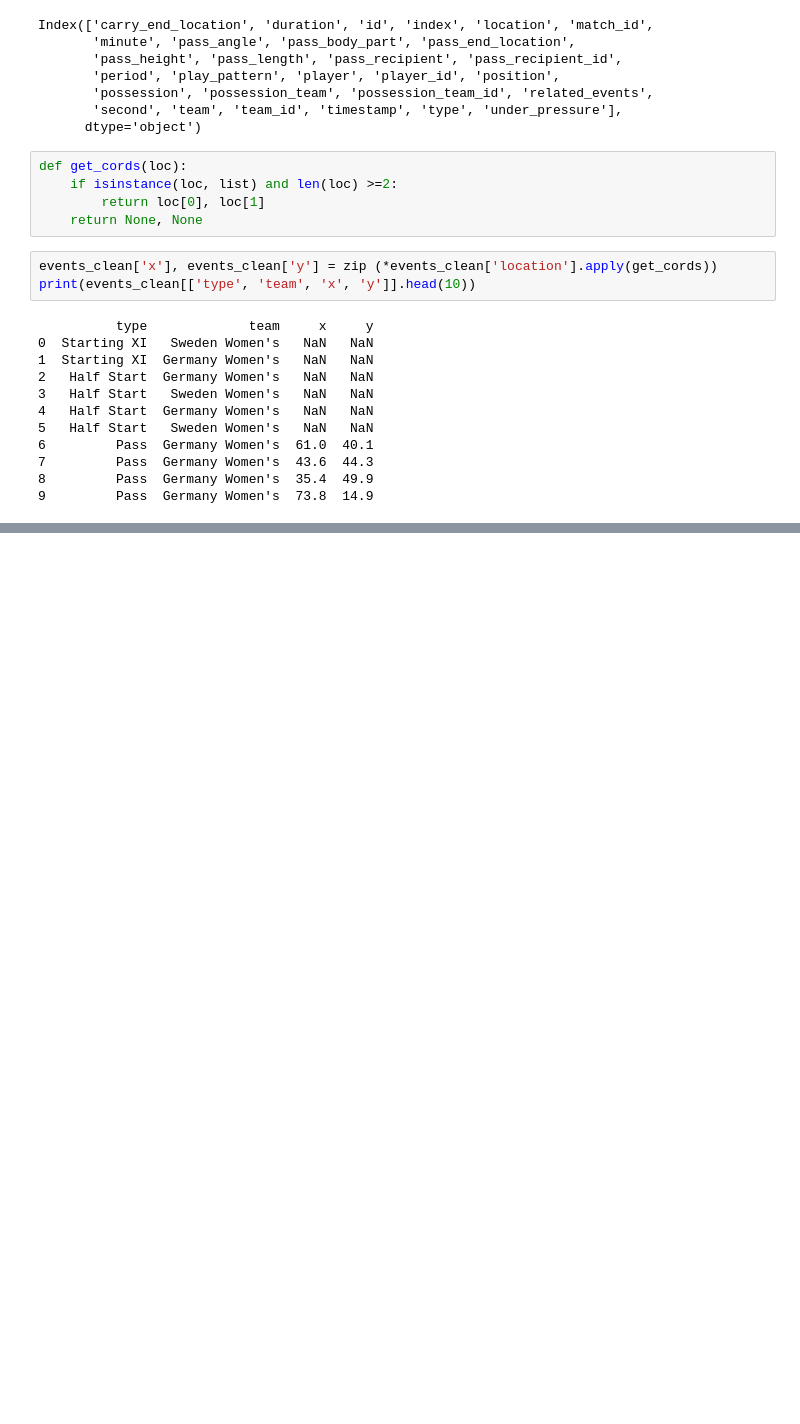
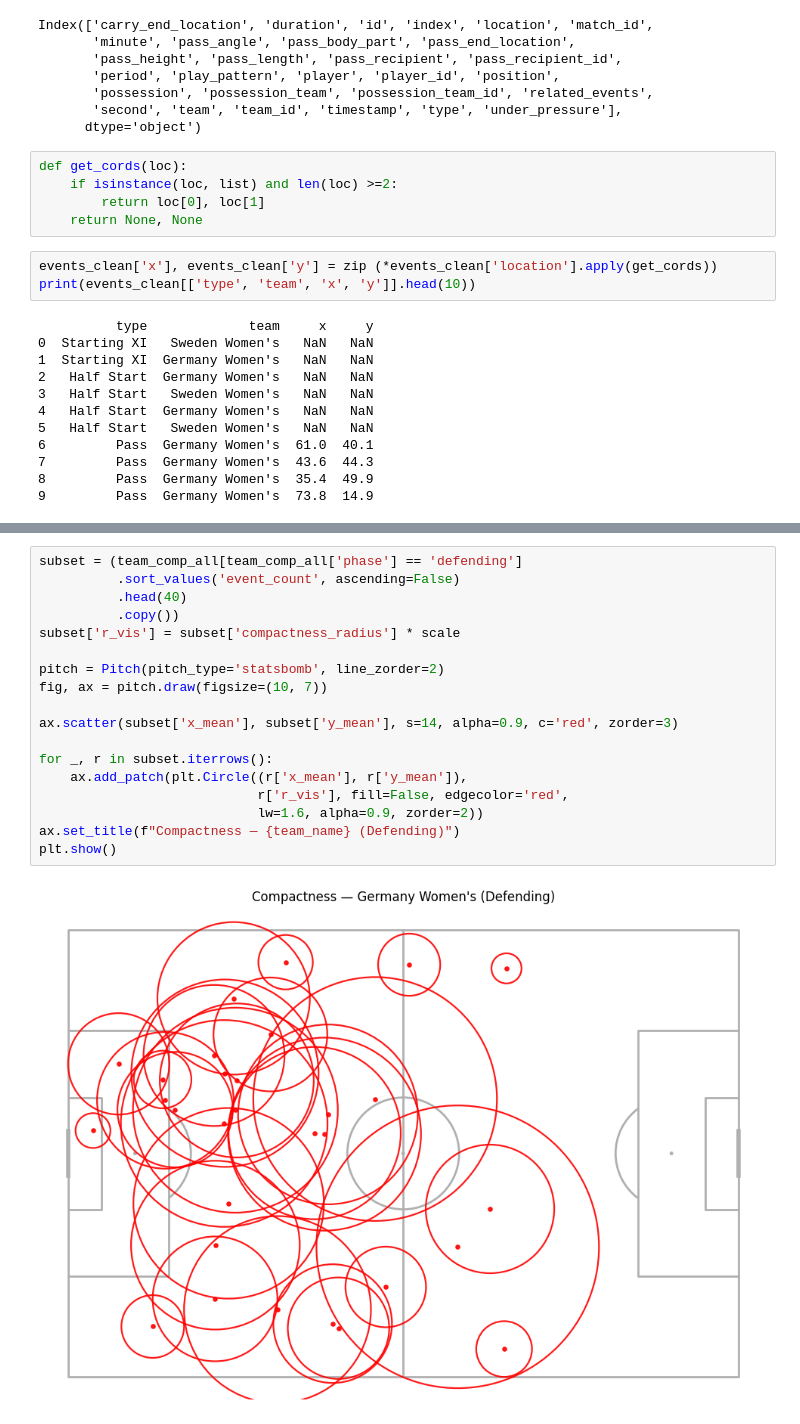
Before and after one commit to meganclapinski25/Euro2025_Data_Analysis, a Jupyter notebook: notebooks/data_load.ipynb, the cells around one changed output, grey strips where cells are left out. Cells and saved outputs as stored; diff of their text form; blank space fills up the shorter version.

```diff
--- a/notebooks/data_load.ipynb
+++ b/notebooks/data_load.ipynb
@@ -146,0 +322,20 @@ print(events_clean[['type', 'team', 'x', 'y']].head(10))
+# %%
+subset = (team_comp_all[team_comp_all['phase'] == 'defending']
+          .sort_values('event_count', ascending=False)
+          .head(40)
+          .copy())
+subset['r_vis'] = subset['compactness_radius'] * scale
+
+pitch = Pitch(pitch_type='statsbomb', line_zorder=2)
+fig, ax = pitch.draw(figsize=(10, 7))
+
+ax.scatter(subset['x_mean'], subset['y_mean'], s=14, alpha=0.9, c='red', zorder=3)
+
+for _, r in subset.iterrows():
+    ax.add_patch(plt.Circle((r['x_mean'], r['y_mean']),
+                            r['r_vis'], fill=False, edgecolor='red',
+                            lw=1.6, alpha=0.9, zorder=2))
+ax.set_title(f"Compactness — {team_name} (Defending)")
+plt.show()
+# %% [output]
+[figure, added]
```
Also changed, not shown: parts of 11 cells of this notebook.
